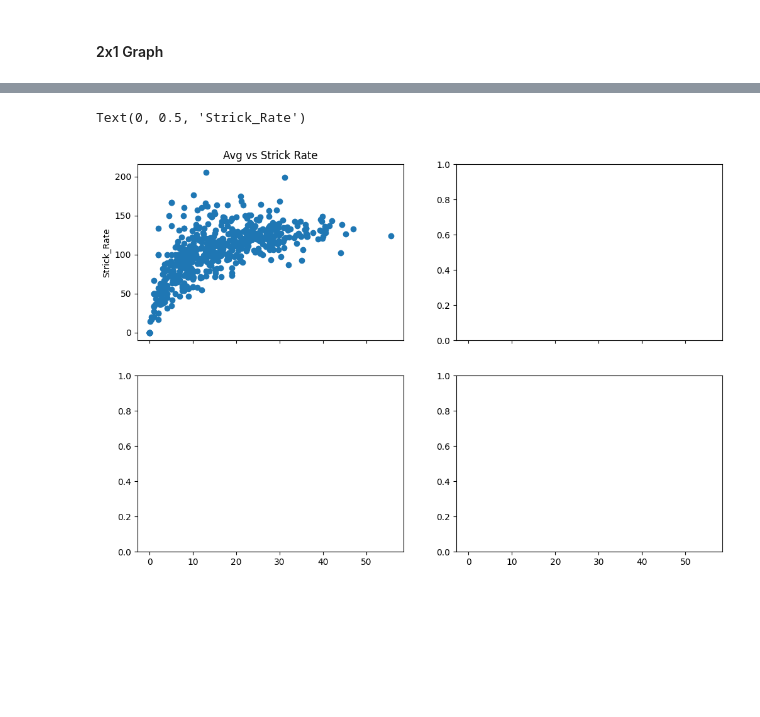
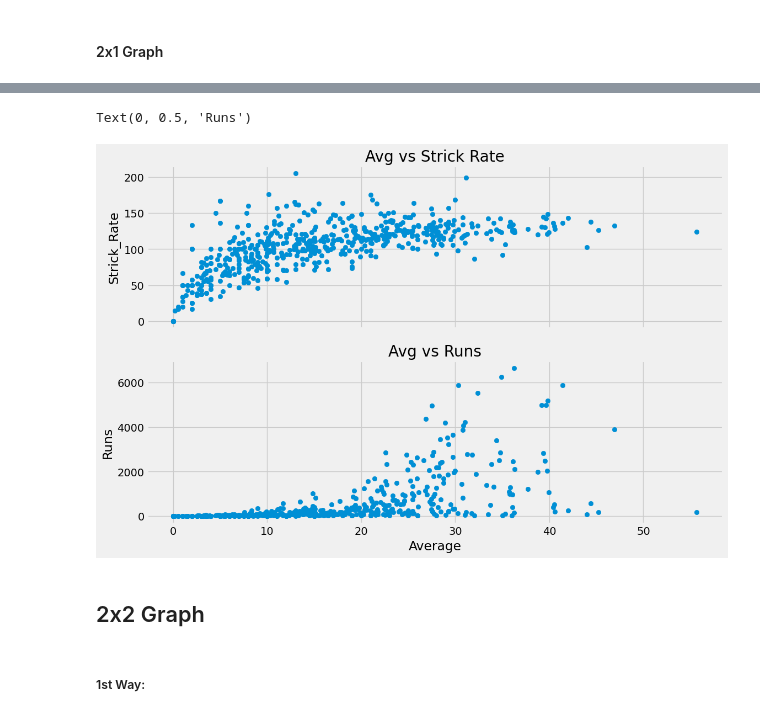
Before and after one commit to JARVIS20240/Python_pandas_Visualizationfor_DS-ML, a Jupyter notebook: Ch-8_MatplotLib/02_Advance_matplotlib.ipynb, the cells around one changed output, grey strips where cells are left out. Cells and saved outputs as stored; diff of their text form; code cells hidden in the pictures; blank space fills up the shorter version.

Commit message:
Sub plots side by side

```diff
--- a/Ch-8_MatplotLib/02_Advance_matplotlib.ipynb
+++ b/Ch-8_MatplotLib/02_Advance_matplotlib.ipynb
@@ -4,7 +4,7 @@ import pandas as pd
 import matplotlib.pyplot as plt
 import seaborn as sns
 # %%
-# plt.style.use("fivethirtyeight")
+plt.style.use("fivethirtyeight")
 # %%
 df = pd.read_csv("https://drive.google.com/uc?id=13cR6Fc1QUx7P23JTsyh28dxlHUD9Qeti")
 # %%
@@ -168,13 +175,17 @@ Text(0, 0.5, 'Runs')
 # %%
-fig, ax = plt.subplots(nrows=2, ncols=2, figsize=(12,8), sharex=True)
-ax[0][0].scatter(batter['avg'], batter['strike_rate'])
-ax[0][0].set_title("Avg vs Strick Rate")
-ax[0][0].set_ylabel("Strick_Rate")
+fig, ax = plt.subplots(nrows=2, ncols=1, figsize=(12,8), sharex=True)
+ax[0].scatter(batter['avg'], batter['strike_rate'])
+ax[0].set_title("Avg vs Strick Rate")
+ax[0].set_ylabel("Strick_Rate")
 
-# ax[1].scatter(batter['avg'], batter['runs'])
-# ax[1].set_title("Avg vs Runs")
-# ax[1].set_xlabel("Average")
-# ax[1].set_ylabel("Runs")
+ax[1].scatter(batter['avg'], batter['runs'])
+ax[1].set_title("Avg vs Runs")
+ax[1].set_xlabel("Average")
+ax[1].set_ylabel("Runs")
 # %% [output]
-Text(0, 0.5, 'Strick_Rate')
+Text(0, 0.5, 'Runs')
-[figure, old version]
+[figure, new version]
+# %% [markdown]
+## 2x2 Graph
+# %% [markdown]
+##### 1st Way:
```
Also changed, not shown: parts of 15 cells of this notebook.
